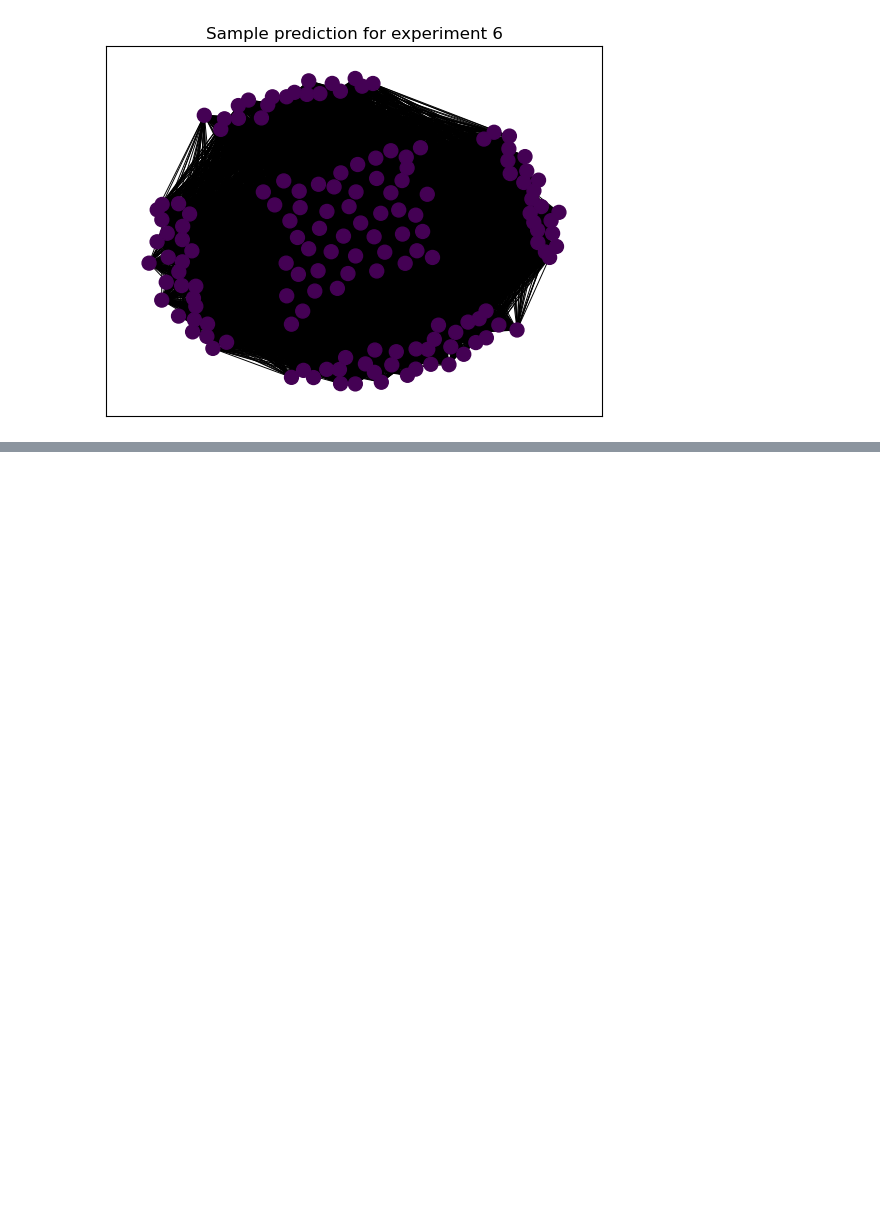
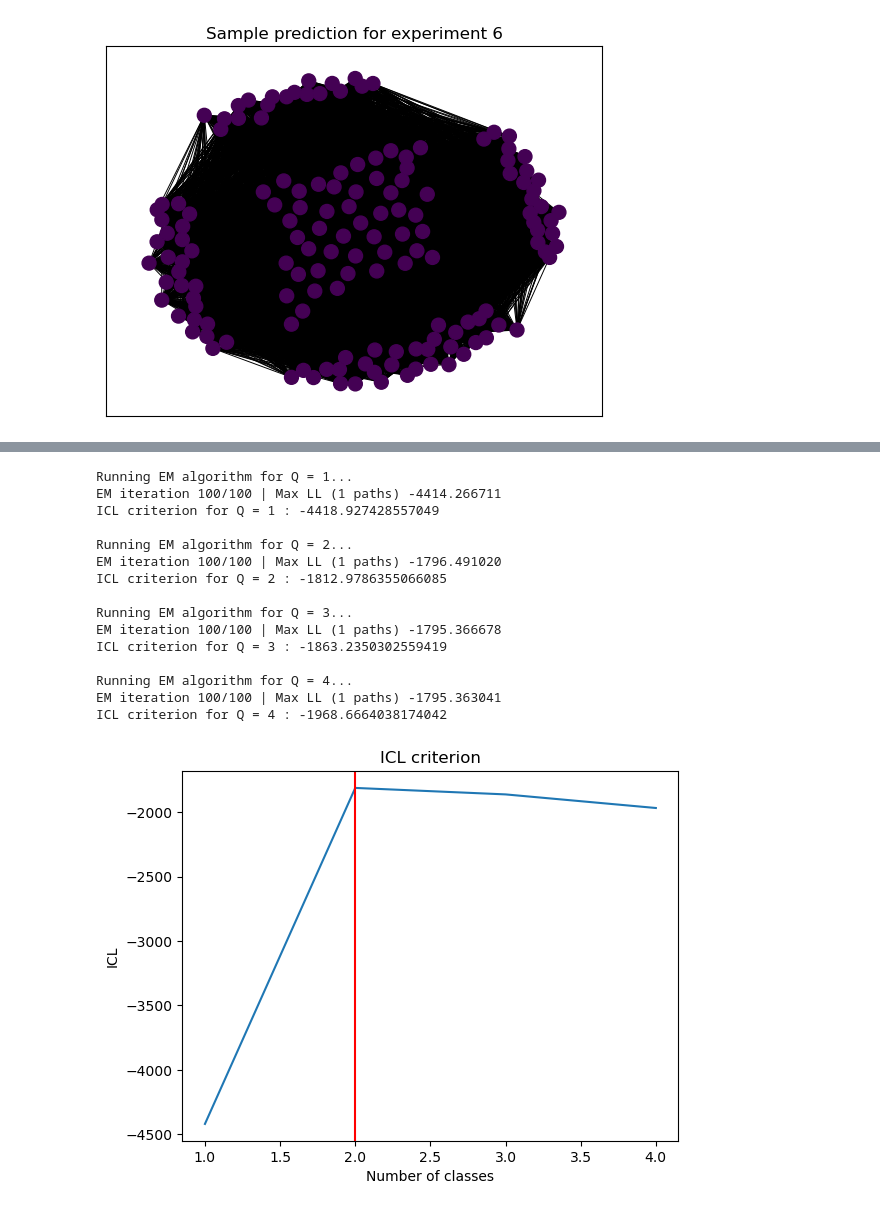
Before and after one commit to bastienlc/SBM-EM, a Jupyter notebook: experiments_SBM.ipynb, the cells around one changed output, grey strips where cells are left out. Saved outputs shown, nothing was run; the diff lists cells and outputs as text; code cells hidden in the pictures; blank space fills up the shorter version.

```diff
--- a/experiments_SBM.ipynb
+++ b/experiments_SBM.ipynb
@@ -367,0 +437,23 @@ pi: [[0.60805369 0.60805369 0.60805369]
+# %%
+experiment = 5
+Q_to_test = np.arange(1, 5)
+# %%
+X = graph_and_params_from_archive(f"SBM/experiment_{experiment}/graph_0.npz")[0]
+draw_criterion(X, Q_to_test, em_n_init=5, em_iterations=100)
+# %% [output]
+Running EM algorithm for Q = 1...
+EM iteration 100/100 | Max LL (1 paths) -4414.266711
+ICL criterion for Q = 1 : -4418.927428557049
+
+Running EM algorithm for Q = 2...
+EM iteration 100/100 | Max LL (1 paths) -1796.491020
+ICL criterion for Q = 2 : -1812.9786355066085
+
+Running EM algorithm for Q = 3...
+EM iteration 100/100 | Max LL (1 paths) -1795.366678
+ICL criterion for Q = 3 : -1863.2350302559419
+
+Running EM algorithm for Q = 4...
+EM iteration 100/100 | Max LL (1 paths) -1795.363041
+ICL criterion for Q = 4 : -1968.6664038174042
+[figure, added]
```
Also changed, not shown: parts of 13 cells of this notebook, 5 other files.
